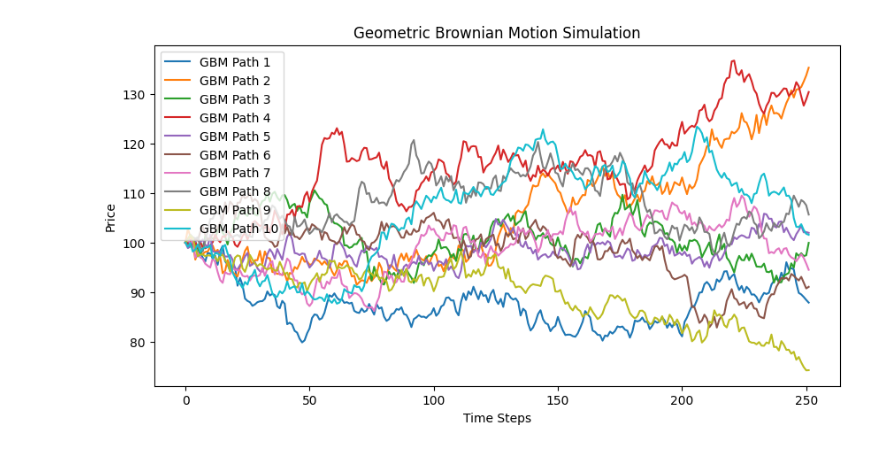
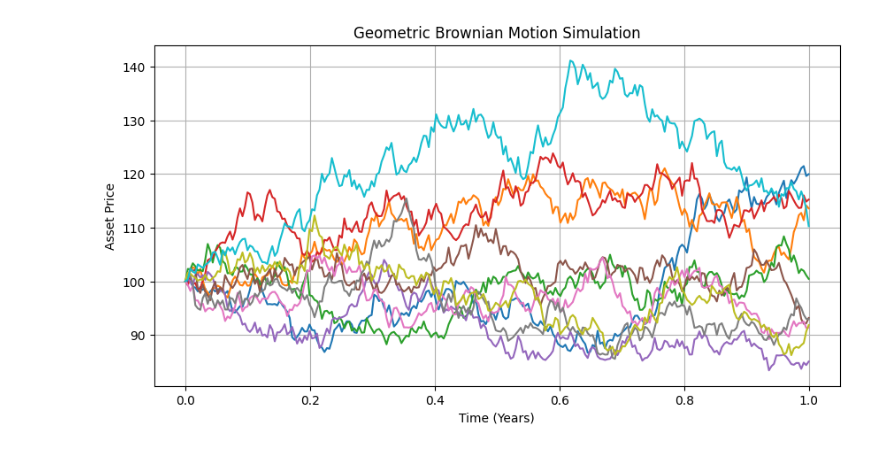
Before and after one commit to tommattoo/Geometric-Brownian-Motion, a Jupyter notebook: Geometric Brownian Motion (GBM).ipynb, the cells around one changed output. Drawn from its saved outputs; the diff is of its cells as text; code cells hidden in the pictures.

```diff
--- a/Geometric Brownian Motion (GBM).ipynb
+++ b/Geometric Brownian Motion (GBM).ipynb
@@ -1,15 +1,3 @@
 # %%
 import numpy as np
 import matplotlib.pyplot as plt
-# %%
-def simulate_gbm(S0, mu, sigma, T, N, num_simulations=1):
-    dt = T / N
-    S_paths = np.zeros((num_simulations, N))
-    for i in range(num_simulations):
-        W = np.random.randn(N) * np.sqrt(dt)  # Brownian motion increments
-        S = np.zeros(N)
-        S[0] = S0
-        for t in range(1, N):
-            S[t] = S[t-1] * np.exp((mu - 0.5 * sigma**2) * dt + sigma * W[t])
-        S_paths[i, :] = S
-    return S_paths
@@ -16,25 +26,8 @@ def simulate_gbm(S0, mu, sigma, T, N, num_simulations=1):
 # %%
 # Parameters
 S0 = 100  # Initial price
-mu = 0.05  # Drift for GBM
-sigma_gbm = 0.2  # Volatility for GBM
-T = 1  # Time horizon (1 year)
-N = 252  # Number of time steps (daily data)
-kappa = 0.3  # Mean reversion speed
-sigma_mr = 2  # Volatility for Mean-Reverting model
-mu_mr = 100  # Long-run mean for Mean-Reverting model
-X0 = 100  # Initial value for Mean-Reverting model
-num_simulations = 10  # Number of paths to simulate
+mu = 0.05  # Drift
+sigma = 0.2  # Volatility
+T = 1  # 1 year
+dt = 1/252  # Daily steps
+N_paths = 10  # Number of simulations
-# %%
-# Simulate and plot GBM
-S_gbm_paths = simulate_gbm(S0, mu, sigma_gbm, T, N, num_simulations)
-plt.figure(figsize=(10, 5))
-for i in range(num_simulations):
-    plt.plot(S_gbm_paths[i, :], label=f'GBM Path {i+1}')
-plt.title('Geometric Brownian Motion Simulation')
-plt.xlabel('Time Steps')
-plt.ylabel('Price')
-plt.legend()
-plt.show()
-# %% [output]
-[figure, removed]
@@ -47,0 +34,14 @@ def estimate_gbm_parameters(price_series, dt):
+# %%
+# Run simulation
+t, S = simulate_gbm(S0, mu, sigma, T, dt, N_paths)
+# %%
+# Plot results
+plt.figure(figsize=(10, 5))
+plt.plot(t, S)
+plt.xlabel('Time (Years)')
+plt.ylabel('Asset Price')
+plt.title('Geometric Brownian Motion Simulation')
+plt.grid()
+plt.show()
+# %% [output]
+[figure, added]
```
Also changed, not shown: parts of 2 cells of this notebook.
